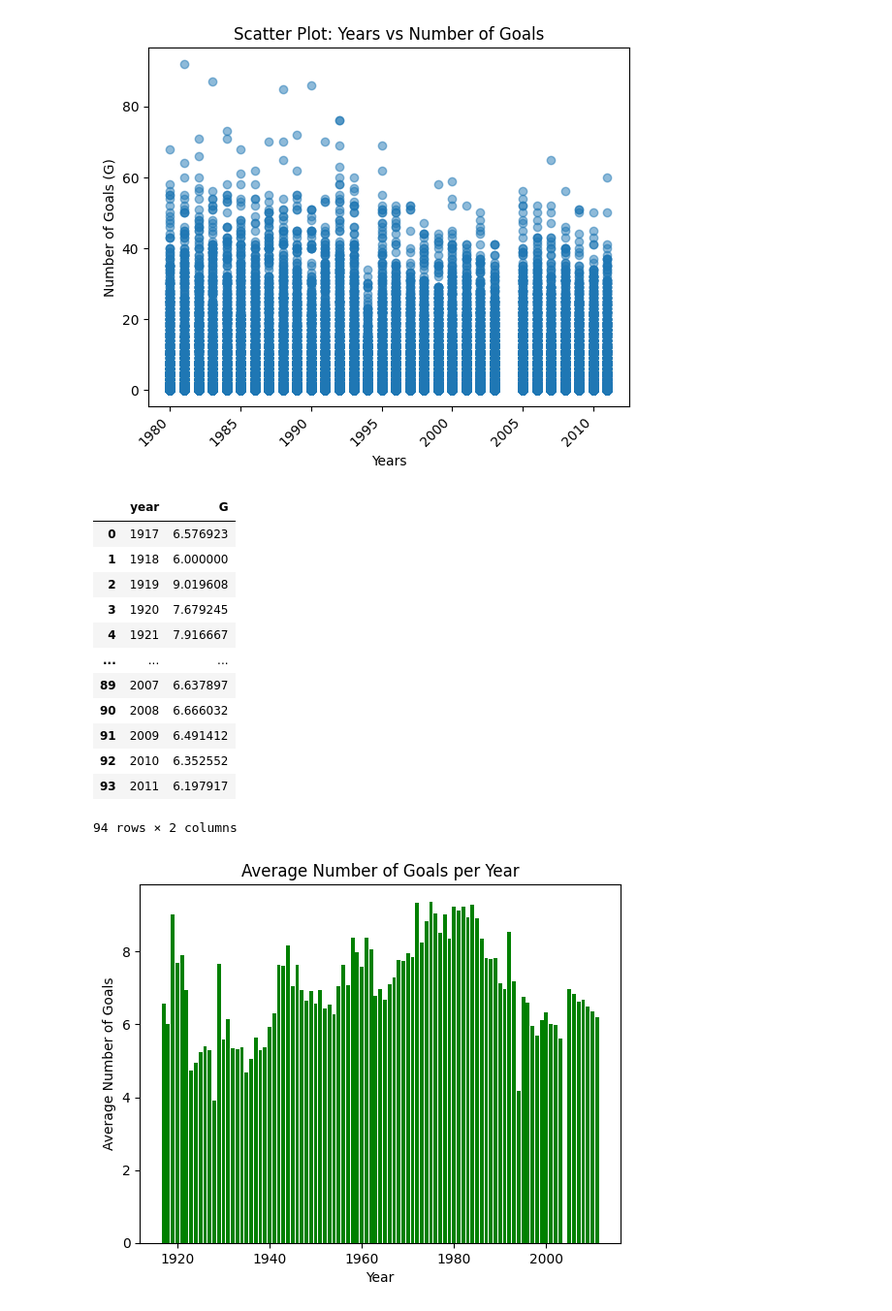
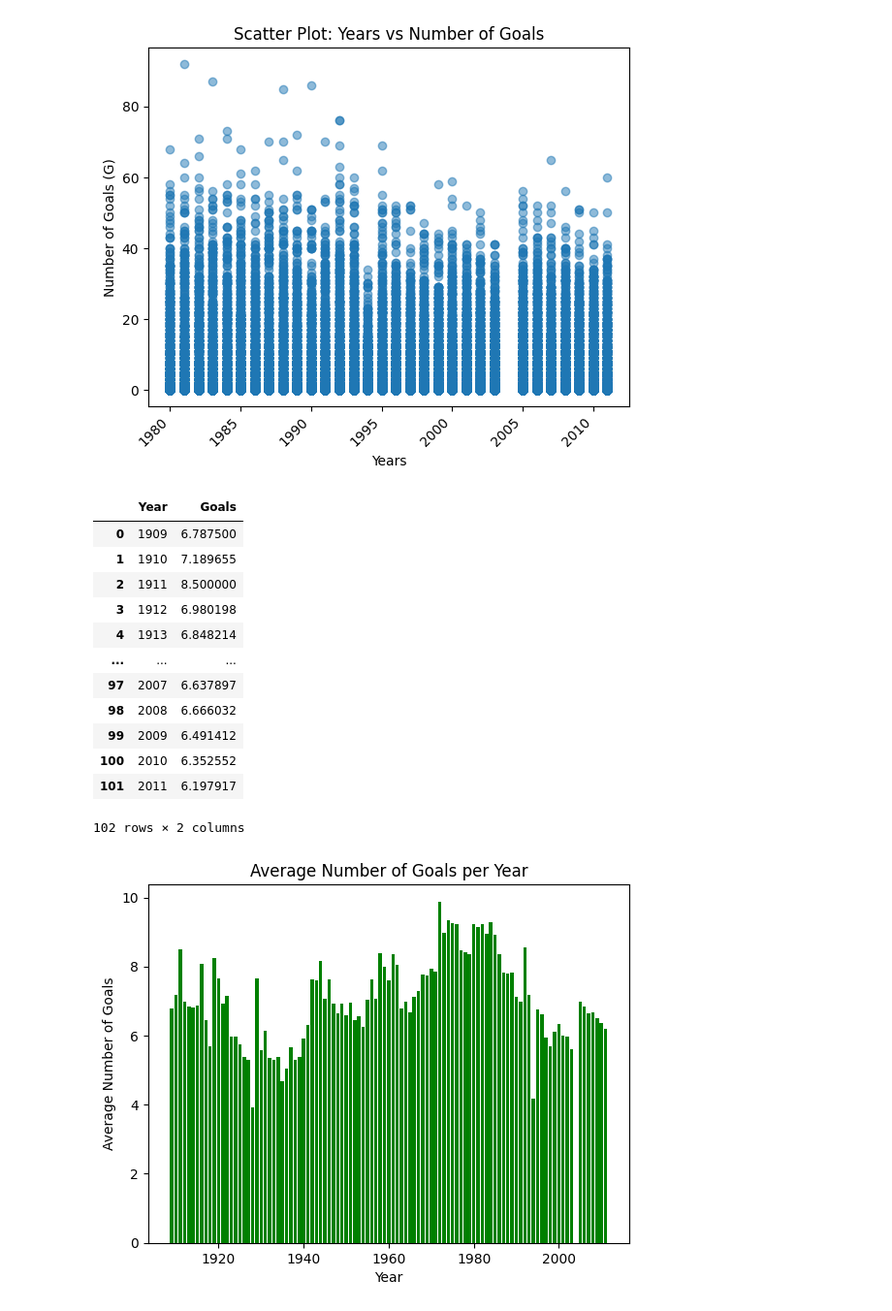
Before and after one commit to samwallach7/Project1-DELTS, a Jupyter notebook: project_1.ipynb, the cells around one changed output. Shown: that part at 97% size. Cells and saved outputs as stored; diff of their text form; code cells hidden in the pictures.

```diff
--- a/project_1.ipynb
+++ b/project_1.ipynb
@@ -7,8 +7,11 @@ import numpy as np
 from pathlib import Path
 # %%
 # read the csv file into a data frame
-data_path = Path('Project1-DELTS', 'hockey_starting_data', 'Scoring.csv')
+data_path = Path('hockey_starting_data', 'Scoring.csv')
+name_path = Path('hockey_starting_data', 'Master.csv')
+name_data = pd.read_csv(name_path)
 data = pd.read_csv(data_path)
+merged_data = pd.merge(name_data, data, on='playerID')
 data = data[data['lgID']=='NHL']
-data
+merged_data
 # %% [output]
@@ -28,6 +31,7 @@ data
 # %%
 #Filter the Data frame to the columns we need
-clean_data = data[['playerID','year', 'tmID', 'GP','G', 'A', 'Pts','SOG']]
-clean_data = clean_data.set_index('year')
+clean_data = merged_data[['firstName','lastName','year', 'tmID', 'GP','G', 'A', 'Pts','SOG']]
+clean_data = clean_data.rename(columns={'firstName': 'First Name', 'lastName': 'Last Name', 'tmID': 'Team ID', 'GP':'Games Played', 'G':'Goals', 'A':'Assists','SOG':'Shots on Goal','year':'Year'})
+
 clean_data
 # %% [output]
@@ -117,28 +119,28 @@ plt.show()
 # %% [output]
 [figure]
 # %%
-yearly_goal_avg = pd.DataFrame(clean_data.groupby('year')['G'].mean().reset_index())
+yearly_goal_avg = pd.DataFrame(clean_data.groupby('Year')['Goals'].mean().reset_index())
 
 yearly_goal_avg
 # %% [output]
-|  | year | G |
-| 0 | 1917 | 6.576923 |
-| 1 | 1918 | 6.000000 |
-| 2 | 1919 | 9.019608 |
-| 3 | 1920 | 7.679245 |
-| 4 | 1921 | 7.916667 |
+|  | Year | Goals |
+| 0 | 1909 | 6.787500 |
+| 1 | 1910 | 7.189655 |
+| 2 | 1911 | 8.500000 |
+| 3 | 1912 | 6.980198 |
+| 4 | 1913 | 6.848214 |
 | ... | ... | ... |
-| 89 | 2007 | 6.637897 |
-| 90 | 2008 | 6.666032 |
-| 91 | 2009 | 6.491412 |
-| 92 | 2010 | 6.352552 |
-| 93 | 2011 | 6.197917 |
+| 97 | 2007 | 6.637897 |
+| 98 | 2008 | 6.666032 |
+| 99 | 2009 | 6.491412 |
+| 100 | 2010 | 6.352552 |
+| 101 | 2011 | 6.197917 |
-94 rows × 2 columns
+102 rows × 2 columns
 # %%
-plt.bar(yearly_goal_avg['year'], yearly_goal_avg['G'], color='green')
+plt.bar(yearly_goal_avg['Year'], yearly_goal_avg['Goals'], color='green')
 plt.xlabel('Year')
 plt.ylabel('Average Number of Goals')
 plt.title('Average Number of Goals per Year')
 plt.show()
 # %% [output]
-[figure, old version]
+[figure, new version]
```
Also changed, not shown: parts of 10 cells of this notebook.
